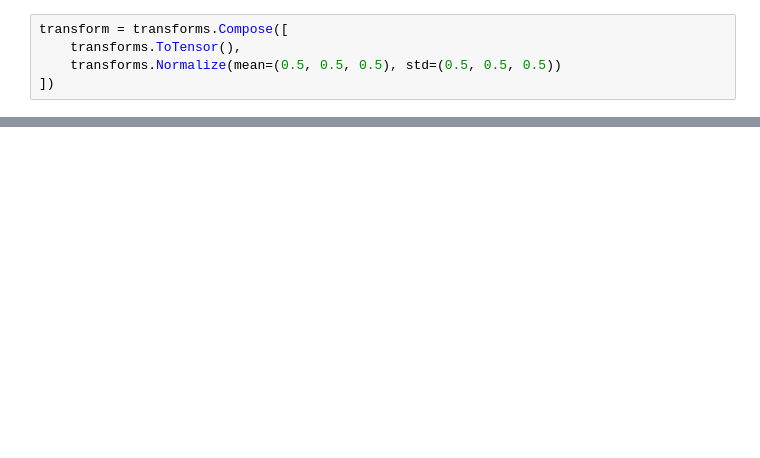
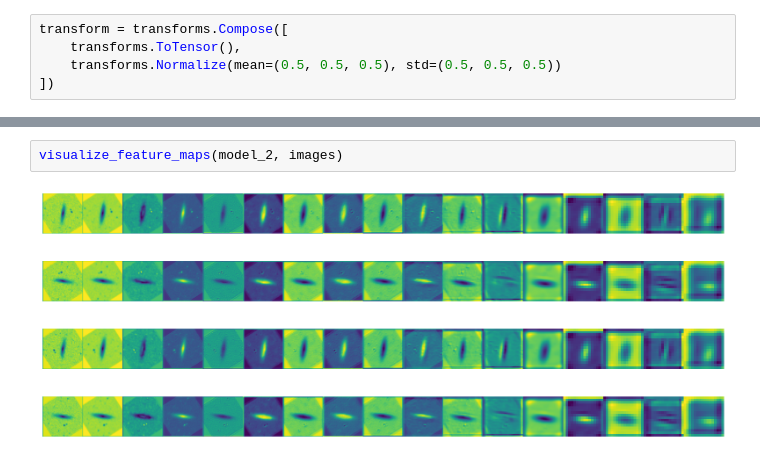
Before and after one commit to snehjp2/GCNNMorphology, a Jupyter notebook: src/notebooks/vis_model.ipynb, the cells around one changed output, grey strips where cells are left out. Saved outputs shown, nothing was run; the diff lists cells and outputs as text; blank space fills up the shorter version.

```diff
--- a/src/notebooks/vis_model.ipynb
+++ b/src/notebooks/vis_model.ipynb
@@ -128,0 +127,4 @@ tensor(9)
+# %%
+visualize_feature_maps(model_2, images)
+# %% [output]
+[figure, added]
```
Also changed, not shown: parts of 12 cells of this notebook, 2 other files.
